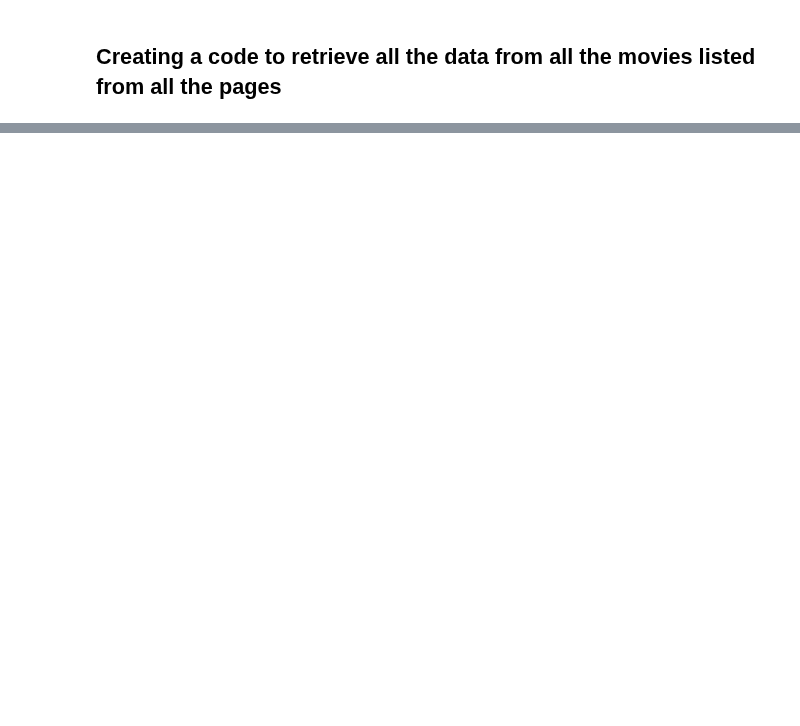
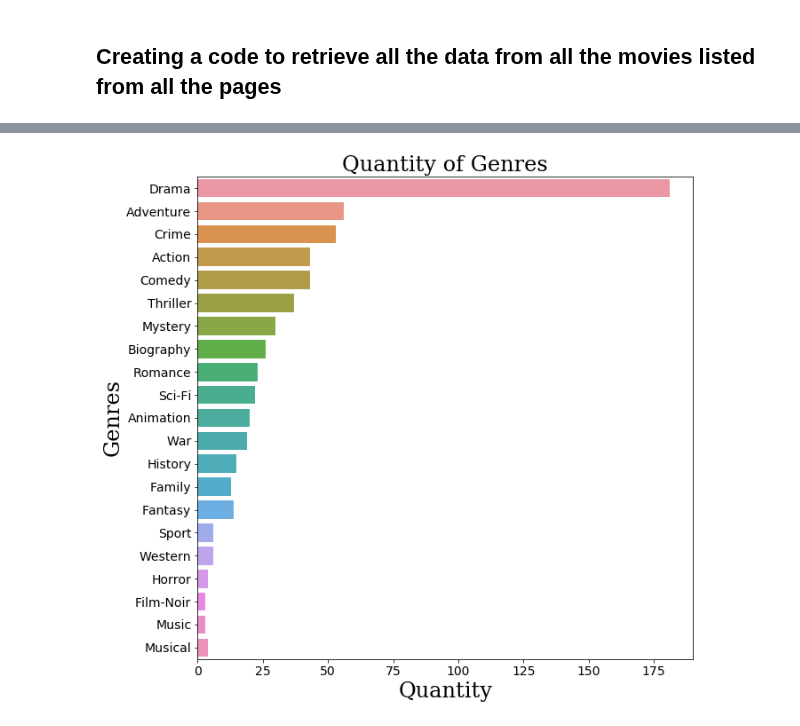
Before and after one commit to hpatel530/Module1-Project1, a Jupyter notebook: Module 1 Project.ipynb, the cells around one changed output, grey strips where cells are left out. Saved outputs shown, nothing was run; the diff lists cells and outputs as text; code cells hidden in the pictures; blank space fills up the shorter version.

```diff
--- a/Module 1 Project.ipynb
+++ b/Module 1 Project.ipynb
@@ -273,0 +505,7 @@ dtype: int64
+# %%
+df['List_of_Genres'] = df['Genres'].map(lambda x: x.strip().split(','))
+df = df.explode('List_of_Genres')
+df['List_of_Genres']=df['List_of_Genres'].map(lambda x: x.strip())
+display (df.head())
+genre_count = df.groupby("List_of_Genres")['Title'].count()
+display(genre_count)
@@ -273,0 +536,13 @@ dtype: int64
+# %%
+i_order = ['Drama', 'Adventure', 'Crime', 'Action', 'Comedy', 'Thriller', 'Mystery', 'Biography', 'Romance', 'Sci-Fi', 'Animation', 'War', 'History', 'Family',
+            'Fantasy', 'Sport', 'Western', 'Horror', 'Film-Noir', 'Music', 'Musical']
+plt.figure(figsize=(10, 10))
+
+sns.countplot(y='List_of_Genres', order=i_order, data=df)
+font_dict = {'family': 'serif', 'size':24}
+plt.xlabel('Quantity', fontdict=font_dict)
+plt.ylabel('Genres', fontdict=font_dict)
+plt.title('Quantity of Genres', fontdict=font_dict)
+plt.tick_params(axis='both', labelsize=14)
+# %% [output]
+[figure, added]
```
Also changed, not shown: parts of 62 cells of this notebook.
